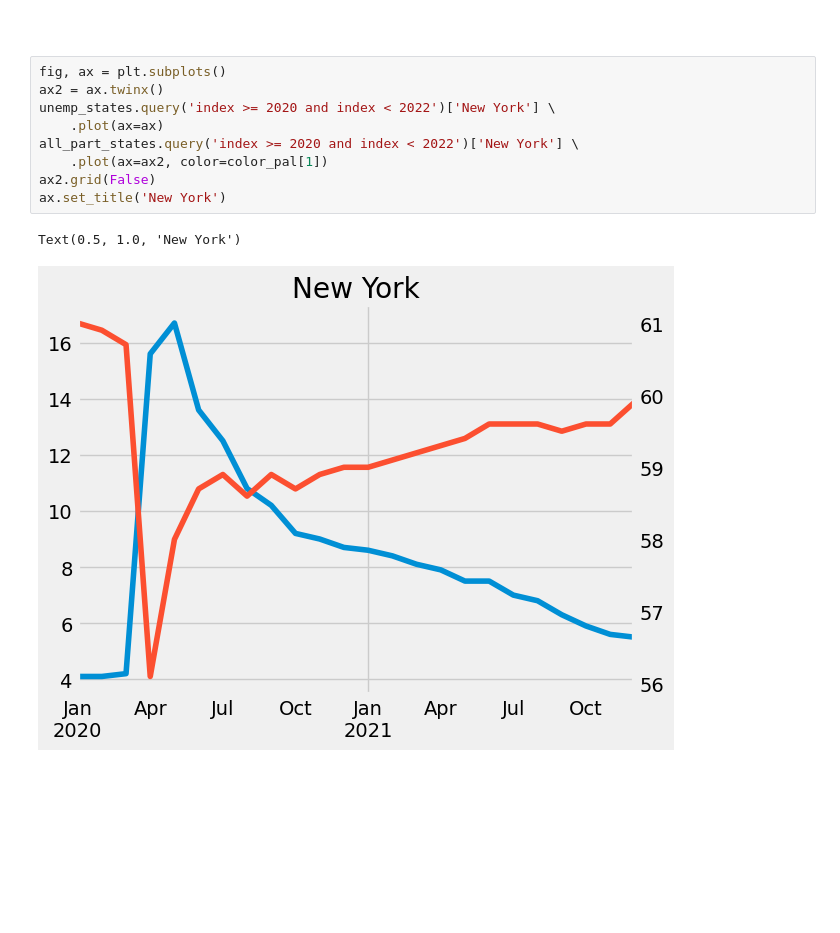
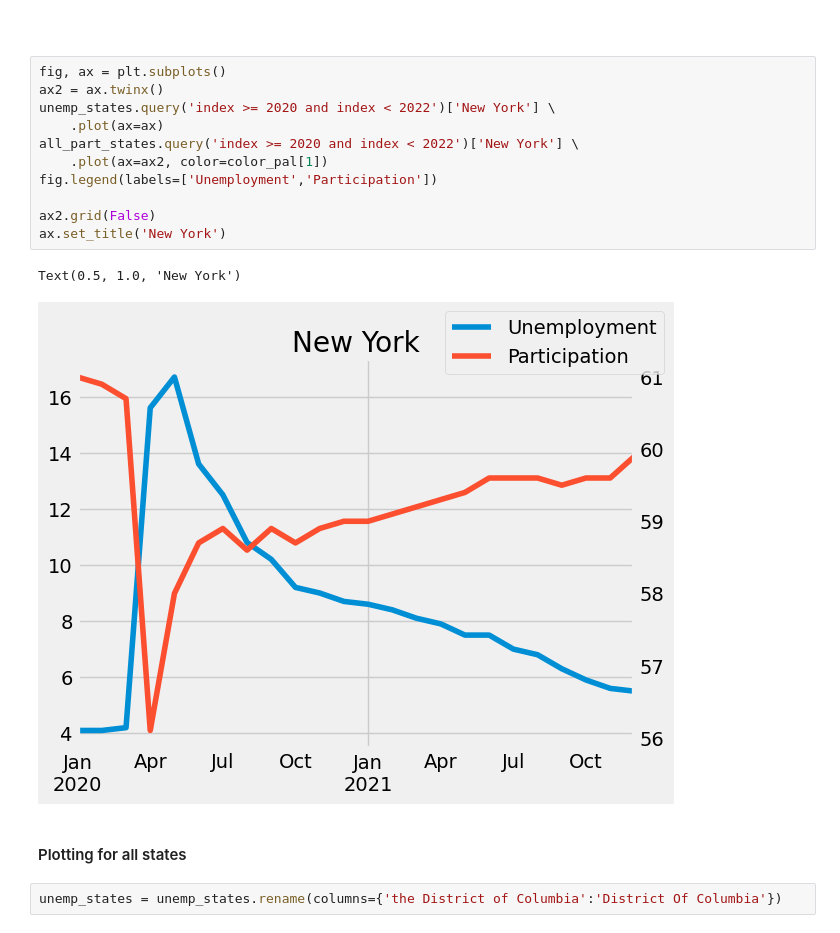
Before and after one commit to Shubham91999/Economic_Data_Analysis, a Jupyter notebook: EDA_Economic.ipynb, the cells around one changed output. Saved outputs shown, nothing was run; the diff lists cells and outputs as text; blank space fills up the shorter version.

```diff
--- a/EDA_Economic.ipynb
+++ b/EDA_Economic.ipynb
@@ -523,12 +523,18 @@ all_part_states
 # %%
 fig, ax = plt.subplots()
 ax2 = ax.twinx()
 unemp_states.query('index >= 2020 and index < 2022')['New York'] \
     .plot(ax=ax)
 all_part_states.query('index >= 2020 and index < 2022')['New York'] \
     .plot(ax=ax2, color=color_pal[1])
+fig.legend(labels=['Unemployment','Participation'])
+
 ax2.grid(False)
 ax.set_title('New York')
 # %% [output]
 Text(0.5, 1.0, 'New York')
-[figure, old version]
+[figure, new version]
+# %% [markdown]
+#### Plotting for all states
+# %%
+unemp_states = unemp_states.rename(columns={'the District of Columbia':'District Of Columbia'})
```
Also changed, not shown: parts of 2 cells of this notebook.
